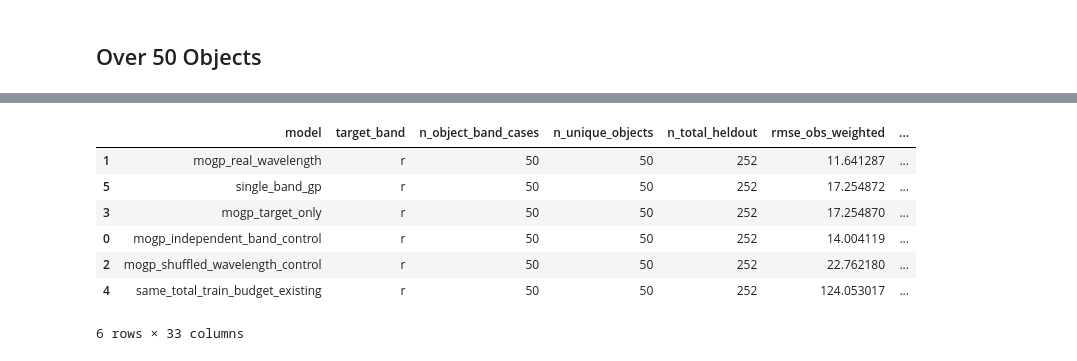
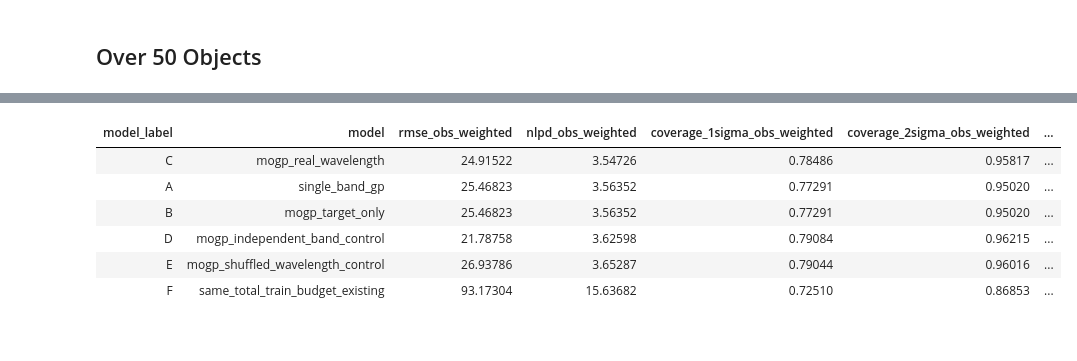
Before and after one commit to xinyi-BPC/multiband-gp, a Jupyter notebook: MOGP_notebook.ipynb, the cells around one changed output, grey strips where cells are left out. Drawn from its saved outputs; the diff is of its cells as text; code cells hidden in the pictures.

```diff
--- a/MOGP_notebook.ipynb
+++ b/MOGP_notebook.ipynb
@@ -196,6 +195,8 @@ Evaluate and compare the metrics over 100 objects.
 # %% [markdown]
 # Comparing 6 Models
 # %%
+dataloader = iter(dset_plasticc)
+example = next(dataloader)
 result = run_target_band_ablation_study(
     example,
     target_band="r",
@@ -252,7 +251,7 @@ df[
 selected_examples, scanned_examples = _select_usable_examples(
     dset_plasticc,
     target_band="r",
-    n_objects=50,
+    n_objects=100,
     max_examples_to_scan=1000,
     min_points=8,
 )
@@ -301,15 +278,50 @@ MOGP learned kernel: 0.539**2 * Matern(length_scale=0.358, nu=1.5)
 df = pd.DataFrame(all_ablation_rows)
 # %%
 agg = aggregate_gp_ablation_results(df, group_cols=["model"])
-agg.sort_values("nlpd_obs_weighted")
-agg_band = aggregate_gp_ablation_results(df, group_cols=["model", "target_band"])
-agg_band.sort_values(["target_band", "nlpd_obs_weighted"])
+
+pd.set_option("display.max_columns", None)
+pd.set_option("display.width", None)
+pd.set_option("display.max_colwidth", None)
+
+model_letters = {
+    "single_band_gp": "A",
+    "mogp_target_only": "B",
+    "mogp_real_wavelength": "C",
+    "mogp_independent_band_control": "D",
+    "mogp_shuffled_wavelength_control": "E",
+    "same_total_train_budget_existing": "F",
+}
+
+agg_view = agg.copy()
+agg_view.insert(0, "model_label", agg_view["model"].map(model_letters))
+
+agg_view = (
+    agg_view
+    .drop(columns=["n_object_band_cases", "n_unique_objects", "n_total_heldout"], errors="ignore")
+    .sort_values("nlpd_obs_weighted")
+)
+
+style = agg_view.style.format({
+    "nlpd_obs_weighted": "{:.5f}",
+    "rmse_obs_weighted": "{:.5f}",
+    "coverage_1sigma_obs_weighted": "{:.5f}",
+    "coverage_2sigma_obs_weighted": "{:.5f}",
+    "coverage_3sigma_obs_weighted": "{:.5f}",
+    "nlpd_object_weighted": "{:.5f}",
+    "rmse_object_weighted": "{:.5f}",
+    "coverage_1sigma_object_weighted": "{:.5f}",
+    "coverage_2sigma_object_weighted": "{:.5f}",
+    "coverage_3sigma_object_weighted": "{:.5f}",
+})
+
+display(style.hide(axis="index"))
+#agg_band = aggregate_gp_ablation_results(df, group_cols=["model", "target_band"])
+#agg_band.sort_values(["target_band", "nlpd_obs_weighted"])
 # %% [output]
-|  | model | target_band | n_object_band_cases | n_unique_objects | n_total_heldout | rmse_obs_weighted | ... |
-| 1 | mogp_real_wavelength | r | 50 | 50 | 252 | 11.641287 | ... |
-| 5 | single_band_gp | r | 50 | 50 | 252 | 17.254872 | ... |
-| 3 | mogp_target_only | r | 50 | 50 | 252 | 17.254870 | ... |
-| 0 | mogp_independent_band_control | r | 50 | 50 | 252 | 14.004119 | ... |
-| 2 | mogp_shuffled_wavelength_control | r | 50 | 50 | 252 | 22.762180 | ... |
-| 4 | same_total_train_budget_existing | r | 50 | 50 | 252 | 124.053017 | ... |
+| model_label | model | rmse_obs_weighted | nlpd_obs_weighted | coverage_1sigma_obs_weighted | coverage_2sigma_obs_weighted | ... |
+| C | mogp_real_wavelength | 24.91522 | 3.54726 | 0.78486 | 0.95817 | ... |
+| A | single_band_gp | 25.46823 | 3.56352 | 0.77291 | 0.95020 | ... |
+| B | mogp_target_only | 25.46823 | 3.56352 | 0.77291 | 0.95020 | ... |
+| D | mogp_independent_band_control | 21.78758 | 3.62598 | 0.79084 | 0.96215 | ... |
+| E | mogp_shuffled_wavelength_control | 26.93786 | 3.65287 | 0.79044 | 0.96016 | ... |
+| F | same_total_train_budget_existing | 93.17304 | 15.63682 | 0.72510 | 0.86853 | ... |
-6 rows × 33 columns
```
Also changed, not shown: parts of 4 cells of this notebook, 4 other files.
